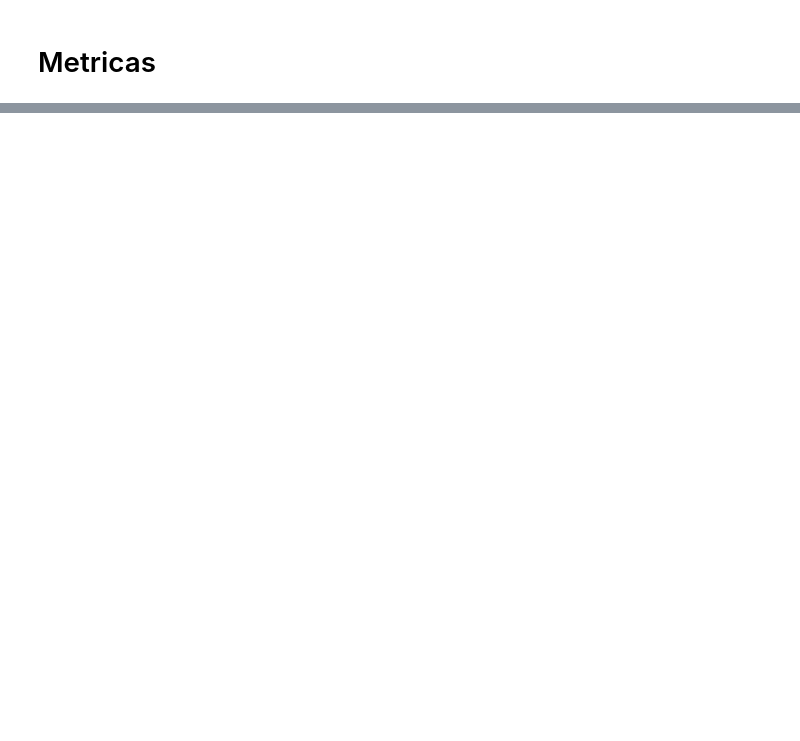
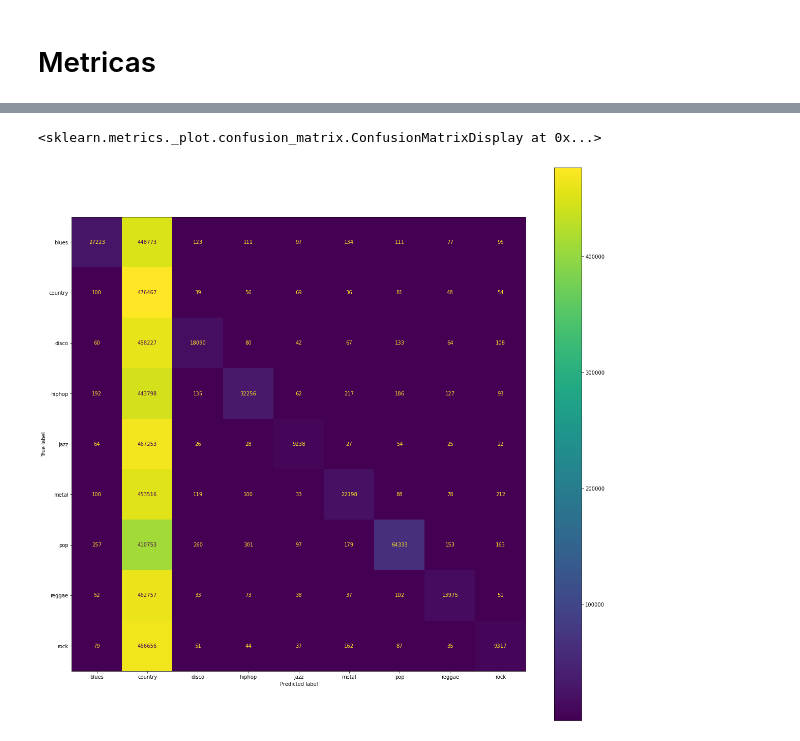
Before and after one commit to LuisParedes1/TP4, a Jupyter notebook: TP4.ipynb, the cells around one changed output, grey strips where cells are left out. Saved outputs shown, nothing was run; the diff lists cells and outputs as text; code cells hidden in the pictures; blank space fills up the shorter version.

Commit message:
Modelo baseline

```diff
--- a/TP4.ipynb
+++ b/TP4.ipynb
@@ -135,0 +39,24 @@ plt.axis('off')
+# %%
+data = np.empty((0,129), float)
+data_test = np.empty((0,129), float)
+
+labels = []
+labels_test = []
+
+max_len_of_songs= int(29.9*22050*2)
+
+for genre in tqdm(genres):
+
+    path = base+genre
+    songs = sorted(glob(path+"/*.wav"))
+    for k, song in enumerate(songs):
+
+        sig, rate = librosa.load(song,sr=22050*2)
+        frequencies, times, spectrogram = signal.spectrogram(sig[:max_len_of_songs],rate)
+
+        if k >= 10:
+            data = np.concatenate((data, spectrogram.T), axis=0)
+            labels.extend([genre]*spectrogram.T.shape[0])
+        else:
+            data_test = np.concatenate((data_test, spectrogram.T), axis=0)
+            labels_test.extend([genre]*spectrogram.T.shape[0])
@@ -140,3 +135,7 @@ X_train, X_test, y_train, y_test = X[:60000], X[60000:], y[:60000], y[60000:]
+# %%
+from sklearn.model_selection import train_test_split
+
+x_train, x_val, y_train, y_val = train_test_split( data, labels, test_size=0.1, random_state=42 )
 # %% [markdown]
 ## Aplico Scalling al dataset
 # %%
@@ -153,2 +150,6 @@ forest_clf = RandomForestClassifier(random_state=42)
+# %%
+from sklearn.ensemble import RandomForestClassifier
+forest_clf = RandomForestClassifier(random_state=42,  n_jobs=-1, verbose=2, n_estimators=64, criterion="entropy")
+forest_clf = RandomForestClassifier(random_state=123,  n_jobs=-1, verbose=0, n_estimators=1024, criterion="entropy", max_depth=32, min_samples_leaf=0.01, max_features = 0.2)
 # %%
-forest_clf.fit(X_train, y_train)
+forest_clf.fit(x_train, y_train)
@@ -162,0 +217,7 @@ cross_val_score(forest_clf, X_train, y_train, cv=3, scoring="accuracy")
+# %%
+from sklearn.metrics import ConfusionMatrixDisplay, confusion_matrix, plot_confusion_matrix
+
+fig, ax = plt.subplots(figsize=(20, 20))
+
+plot_confusion_matrix(forest_clf, x_train, y_train, ax=ax)
+# %% [output]
@@ -162,0 +227,2 @@ cross_val_score(forest_clf, X_train, y_train, cv=3, scoring="accuracy")
+<sklearn.metrics._plot.confusion_matrix.ConfusionMatrixDisplay at 0x...>
+[figure, added]
```
Also changed, not shown: parts of 34 cells of this notebook, 1 other file.
